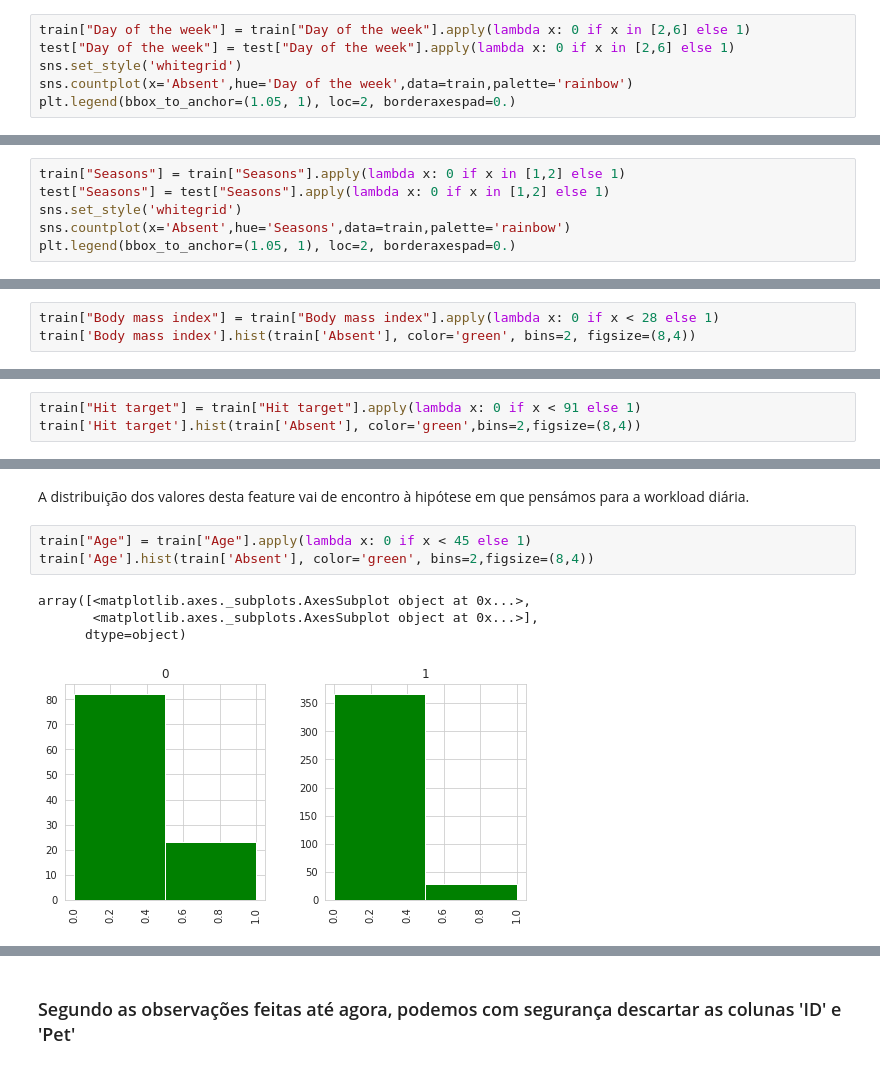
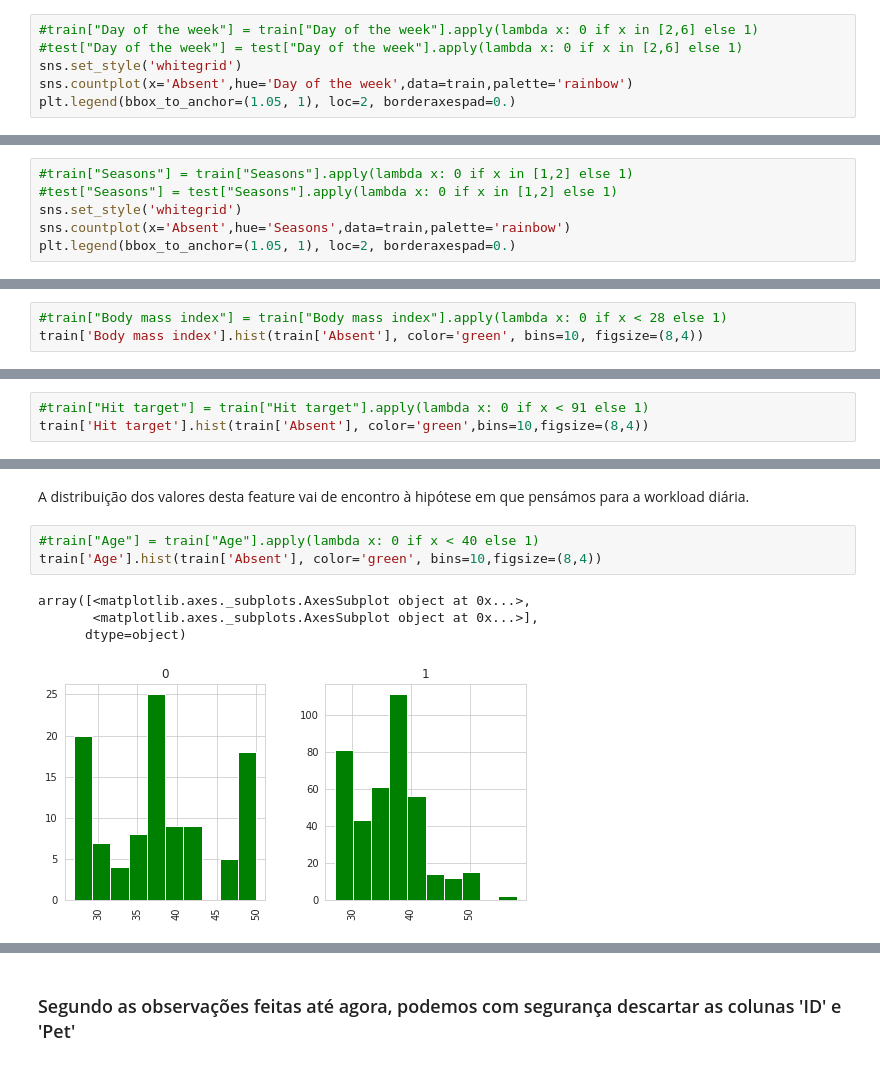
Before and after one commit to ricardomilhazes/AEC-1920, a Jupyter notebook: TP2/DataPreparation.ipynb, the cells around one changed output, grey strips where cells are left out. Saved outputs shown, nothing was run; the diff lists cells and outputs as text.

```diff
--- a/TP2/DataPreparation.ipynb
+++ b/TP2/DataPreparation.ipynb
@@ -141,8 +138,8 @@ plt.legend(bbox_to_anchor=(1.05, 1), loc=2, borderaxespad=0.)
 <matplotlib.legend.Legend at 0x...>
 [figure]
 # %%
-train["Day of the week"] = train["Day of the week"].apply(lambda x: 0 if x in [2,6] else 1)
-test["Day of the week"] = test["Day of the week"].apply(lambda x: 0 if x in [2,6] else 1)
+#train["Day of the week"] = train["Day of the week"].apply(lambda x: 0 if x in [2,6] else 1)
+#test["Day of the week"] = test["Day of the week"].apply(lambda x: 0 if x in [2,6] else 1)
 sns.set_style('whitegrid')
 sns.countplot(x='Absent',hue='Day of the week',data=train,palette='rainbow')
 plt.legend(bbox_to_anchor=(1.05, 1), loc=2, borderaxespad=0.)
@@ -152,8 +149,8 @@ plt.legend(bbox_to_anchor=(1.05, 1), loc=2, borderaxespad=0.)
 # %% [markdown]
 Tal como na feature anterior, agrupámos os diferentes valores em classes. Juntámos a segunda e a sexta feira numa classe, e os restantes das noutra. Podemos verificar que há uma maior presença da classe da segunda e sexta nos casos de ausência.
 # %%
-train["Seasons"] = train["Seasons"].apply(lambda x: 0 if x in [1,2] else 1)
-test["Seasons"] = test["Seasons"].apply(lambda x: 0 if x in [1,2] else 1)
+#train["Seasons"] = train["Seasons"].apply(lambda x: 0 if x in [1,2] else 1)
+#test["Seasons"] = test["Seasons"].apply(lambda x: 0 if x in [1,2] else 1)
 sns.set_style('whitegrid')
 sns.countplot(x='Absent',hue='Seasons',data=train,palette='rainbow')
 plt.legend(bbox_to_anchor=(1.05, 1), loc=2, borderaxespad=0.)
@@ -199,8 +198,8 @@ array([<matplotlib.axes._subplots.AxesSubplot object at 0x...>,
 # %% [markdown]
 Nos casos de ausência ao trabalho, há uma menor incidência dos trabalhadores com uma maior carga de trabalho. Isto pode sugerir que os trabalhadores tentam compensar pelo trabalho que não fizeram aquando da sua ausência.
 # %%
-train["Body mass index"] = train["Body mass index"].apply(lambda x: 0 if x < 28 else 1)
-train['Body mass index'].hist(train['Absent'], color='green', bins=2, figsize=(8,4))
+#train["Body mass index"] = train["Body mass index"].apply(lambda x: 0 if x < 28 else 1)
+train['Body mass index'].hist(train['Absent'], color='green', bins=10, figsize=(8,4))
 # %% [output]
 array([<matplotlib.axes._subplots.AxesSubplot object at 0x...>,
        <matplotlib.axes._subplots.AxesSubplot object at 0x...>],
@@ -209,8 +208,8 @@ array([<matplotlib.axes._subplots.AxesSubplot object at 0x...>,
 # %% [markdown]
 escrever cenas
 # %%
-train["Hit target"] = train["Hit target"].apply(lambda x: 0 if x < 91 else 1)
-train['Hit target'].hist(train['Absent'], color='green',bins=2,figsize=(8,4))
+#train["Hit target"] = train["Hit target"].apply(lambda x: 0 if x < 91 else 1)
+train['Hit target'].hist(train['Absent'], color='green',bins=10,figsize=(8,4))
 # %% [output]
 array([<matplotlib.axes._subplots.AxesSubplot object at 0x...>,
        <matplotlib.axes._subplots.AxesSubplot object at 0x...>],
@@ -219,10 +218,10 @@ array([<matplotlib.axes._subplots.AxesSubplot object at 0x...>,
 # %% [markdown]
 A distribuição dos valores desta feature vai de encontro à hipótese em que pensámos para a workload diária.
 # %%
-train["Age"] = train["Age"].apply(lambda x: 0 if x < 45 else 1)
-train['Age'].hist(train['Absent'], color='green', bins=2,figsize=(8,4))
+#train["Age"] = train["Age"].apply(lambda x: 0 if x < 40 else 1)
+train['Age'].hist(train['Absent'], color='green', bins=10,figsize=(8,4))
 # %% [output]
 array([<matplotlib.axes._subplots.AxesSubplot object at 0x...>,
        <matplotlib.axes._subplots.AxesSubplot object at 0x...>],
       dtype=object)
-[figure, old version]
+[figure, new version]
```
Also changed, not shown: parts of 22 cells of this notebook, 4 other files.
